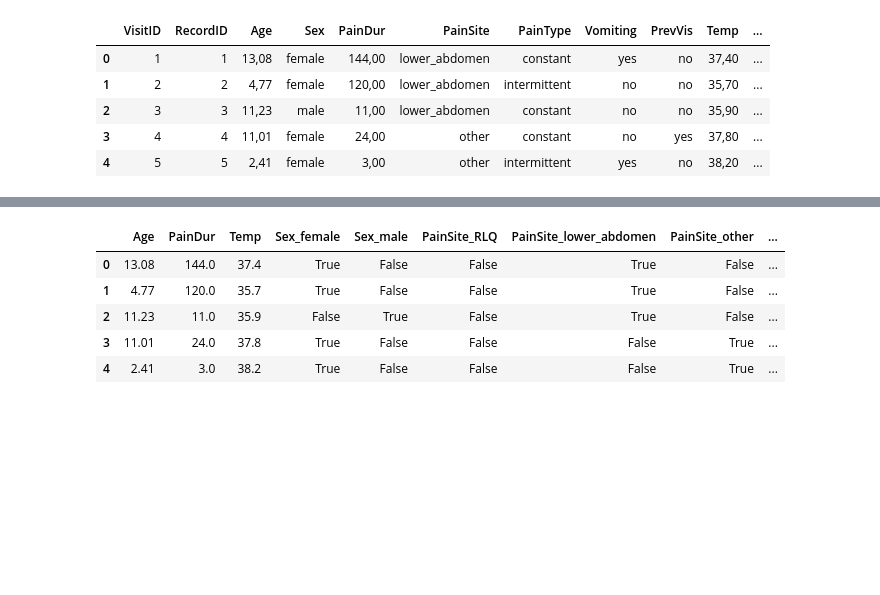
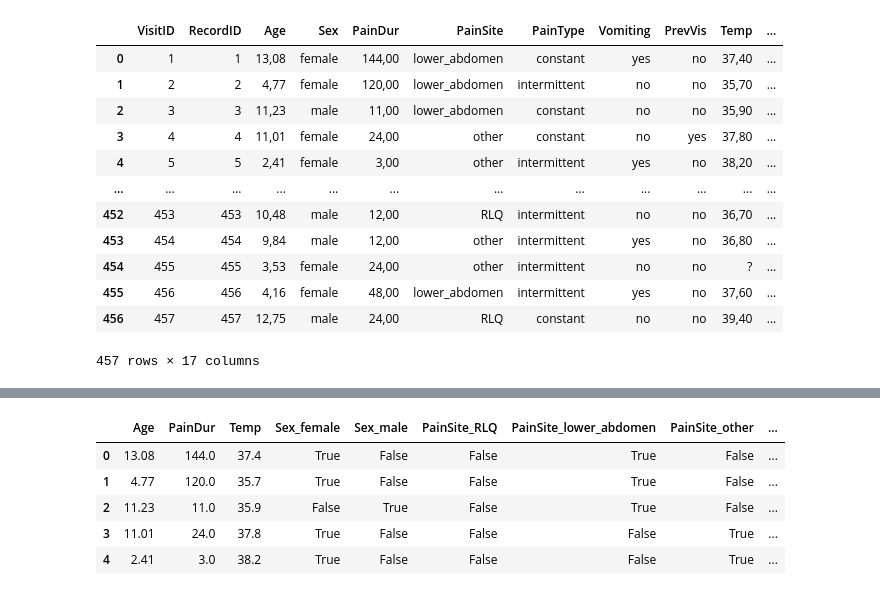
Before and after one commit to Mimikkk/2024-siwb, a Jupyter notebook: project-1/ap_pro_analysis.ipynb, the cells around one changed output, grey strips where cells are left out. Cells and saved outputs as stored; diff of their text form; code cells hidden in the pictures; blank space fills up the shorter version.

```diff
--- a/project-1/ap_pro_analysis.ipynb
+++ b/project-1/ap_pro_analysis.ipynb
@@ -19,13 +19,20 @@ from sklearn.impute import SimpleImputer, KNNImputer
 from sklearn.ensemble import RandomForestClassifier
 from sklearn.linear_model import LogisticRegression
 from sklearn.model_selection import GridSearchCV, train_test_split, RepeatedStratifiedKFold
-
-ap_pro_data = pd.read_csv("./resources/datasets/ap_pro/continuous.csv")
-ap_pro_data.head()
-# %% [output]
-|  | VisitID | RecordID | Age | Sex | PainDur | PainSite | PainType | Vomiting | PrevVis | Temp | ... |
-| 0 | 1 | 1 | 13,08 | female | 144,00 | lower_abdomen | constant | yes | no | 37,40 | ... |
-| 1 | 2 | 2 | 4,77 | female | 120,00 | lower_abdomen | intermittent | no | no | 35,70 | ... |
-| 2 | 3 | 3 | 11,23 | male | 11,00 | lower_abdomen | constant | no | no | 35,90 | ... |
-| 3 | 4 | 4 | 11,01 | female | 24,00 | other | constant | no | yes | 37,80 | ... |
-| 4 | 5 | 5 | 2,41 | female | 3,00 | other | intermittent | yes | no | 38,20 | ... |
+# %%
+ap_pro_data = pd.read_csv("./resources/datasets/ap_pro/continuous.csv")
+ap_pro_data
+# %% [output]
+|  | VisitID | RecordID | Age | Sex | PainDur | PainSite | PainType | Vomiting | PrevVis | Temp | ... |
+| 0 | 1 | 1 | 13,08 | female | 144,00 | lower_abdomen | constant | yes | no | 37,40 | ... |
+| 1 | 2 | 2 | 4,77 | female | 120,00 | lower_abdomen | intermittent | no | no | 35,70 | ... |
+| 2 | 3 | 3 | 11,23 | male | 11,00 | lower_abdomen | constant | no | no | 35,90 | ... |
+| 3 | 4 | 4 | 11,01 | female | 24,00 | other | constant | no | yes | 37,80 | ... |
+| 4 | 5 | 5 | 2,41 | female | 3,00 | other | intermittent | yes | no | 38,20 | ... |
+| ... | ... | ... | ... | ... | ... | ... | ... | ... | ... | ... | ... |
+| 452 | 453 | 453 | 10,48 | male | 12,00 | RLQ | intermittent | no | no | 36,70 | ... |
+| 453 | 454 | 454 | 9,84 | male | 12,00 | other | intermittent | yes | no | 36,80 | ... |
+| 454 | 455 | 455 | 3,53 | female | 24,00 | other | intermittent | no | no | ? | ... |
+| 455 | 456 | 456 | 4,16 | female | 48,00 | lower_abdomen | intermittent | yes | no | 37,60 | ... |
+| 456 | 457 | 457 | 12,75 | male | 24,00 | RLQ | constant | no | no | 39,40 | ... |
+457 rows × 17 columns
```
Also changed, not shown: parts of 9 cells of this notebook.
